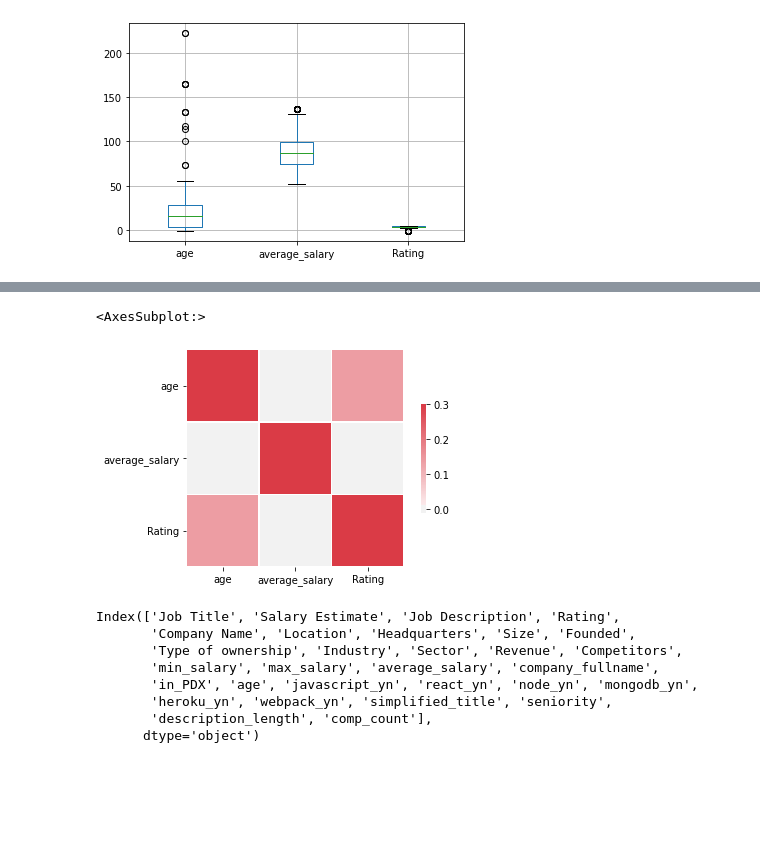
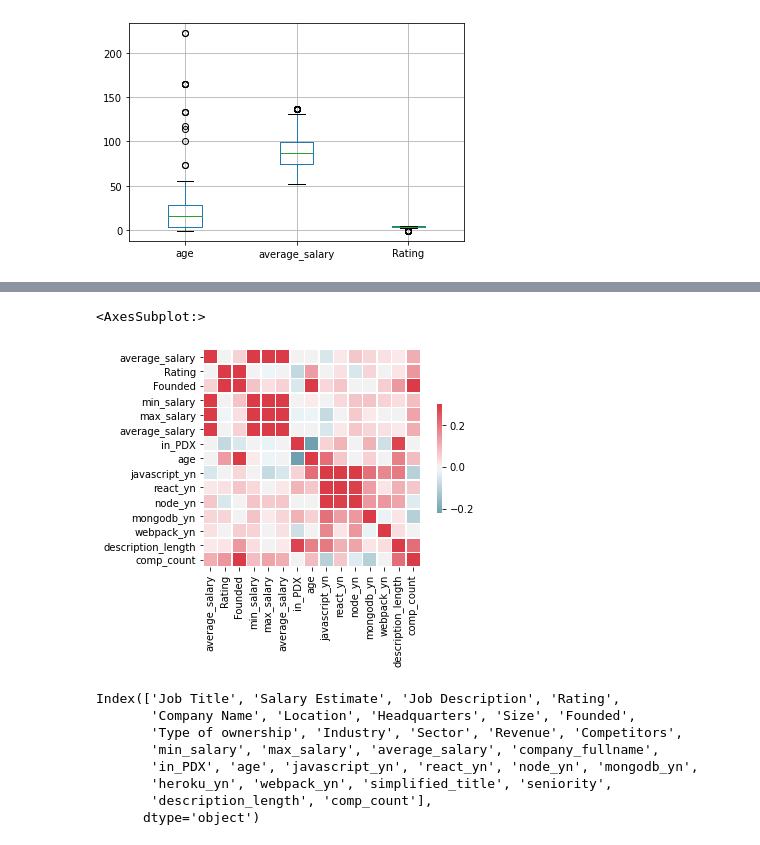
Before and after one commit to AaronEdwardGlenn/alchemy_job_analysis, a Jupyter notebook: alchemy_job_data.ipynb, the cells around one changed output, grey strips where cells are left out. Cells and saved outputs as stored; diff of their text form; code cells hidden in the pictures; blank space fills up the shorter version.

```diff
--- a/alchemy_job_data.ipynb
+++ b/alchemy_job_data.ipynb
@@ -189,10 +199,15 @@ df[['age', 'average_salary', 'Rating']].corr()
 # %%
 cmap = sns.diverging_palette(220, 10, as_cmap=True)
-sns.heatmap(df[['age', 'average_salary', 'Rating']].corr(), cmap=cmap, vmax=.3, center=0,
+sns.heatmap(df[['average_salary','Job Title', 'Salary Estimate', 'Job Description', 'Rating',
+       'Company Name', 'Location', 'Headquarters', 'Size', 'Founded',
+       'Type of ownership', 'Industry', 'Sector', 'Revenue', 'Competitors',
+       'min_salary', 'max_salary', 'average_salary', 'company_fullname',
+       'in_PDX', 'age', 'javascript_yn', 'react_yn', 'node_yn', 'mongodb_yn', 'webpack_yn', 'simplified_title', 'seniority',
+       'description_length', 'comp_count']].corr(), cmap=cmap, vmax=.3, center=0,
             square=True, linewidths=.5, cbar_kws={"shrink": .5})
 # %% [output]
 <AxesSubplot:>
-[figure, old version]
+[figure, new version]
 # %%
 df.columns
 # %% [output]
```
Also changed, not shown: parts of 7 cells of this notebook, 38 other files.
